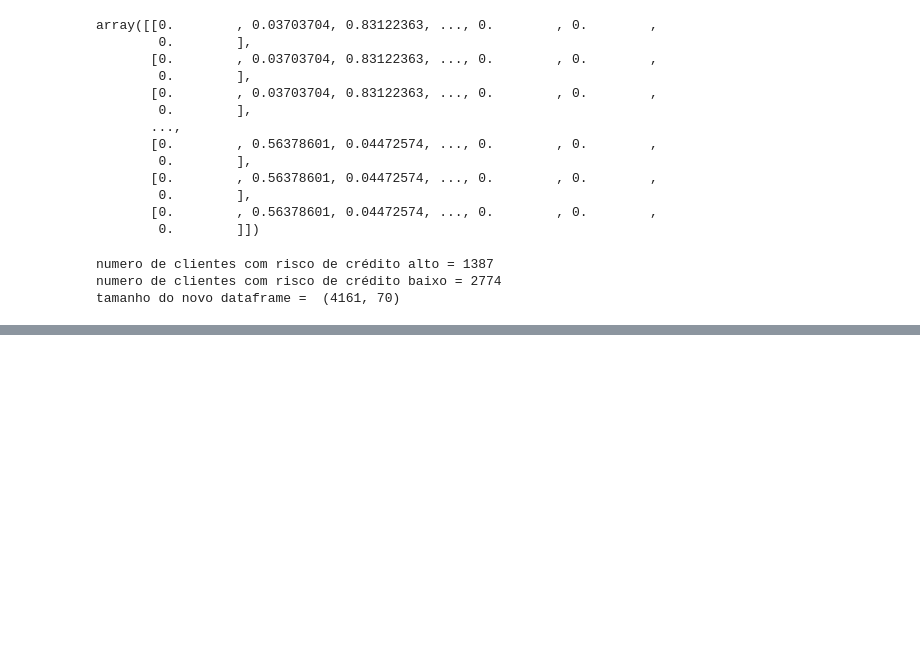
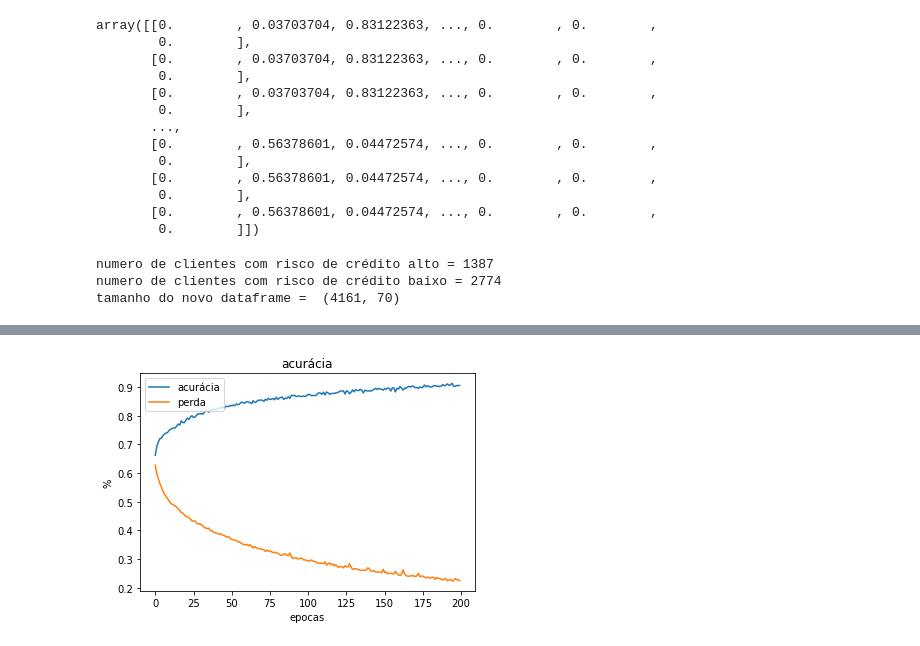
Before and after one commit to alessandrow19/analise_risco, a Jupyter notebook: risco_pt.ipynb, the cells around one changed output, grey strips where cells are left out. Drawn from its saved outputs; the diff is of its cells as text; code cells hidden in the pictures; blank space fills up the shorter version.

```diff
--- a/risco_pt.ipynb
+++ b/risco_pt.ipynb
@@ -340,0 +349,12 @@ seaborn.heatmap(CM, annot=True,  fmt='d', cmap='Blues_r', xticklabels=classes, y
+# %%
+from matplotlib import pyplot as plt
+
+plt.plot(history.history['acc'])
+plt.plot(history.history['loss'])
+plt.title('acurácia')
+plt.ylabel('%')
+plt.xlabel('epocas')
+plt.legend(['acurácia', 'perda'], loc='upper left')
+plt.show()
+# %% [output]
+[figure, added]
```
Also changed, not shown: parts of 9 cells of this notebook, 2 other files.
